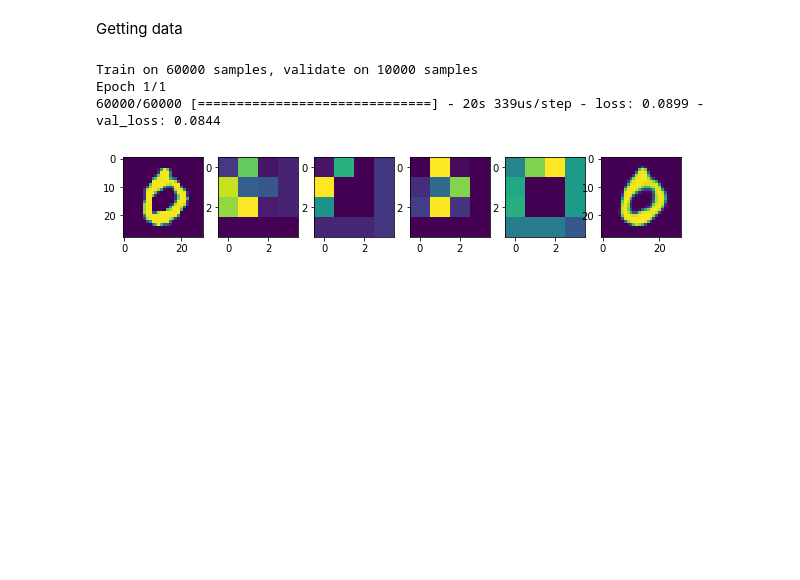
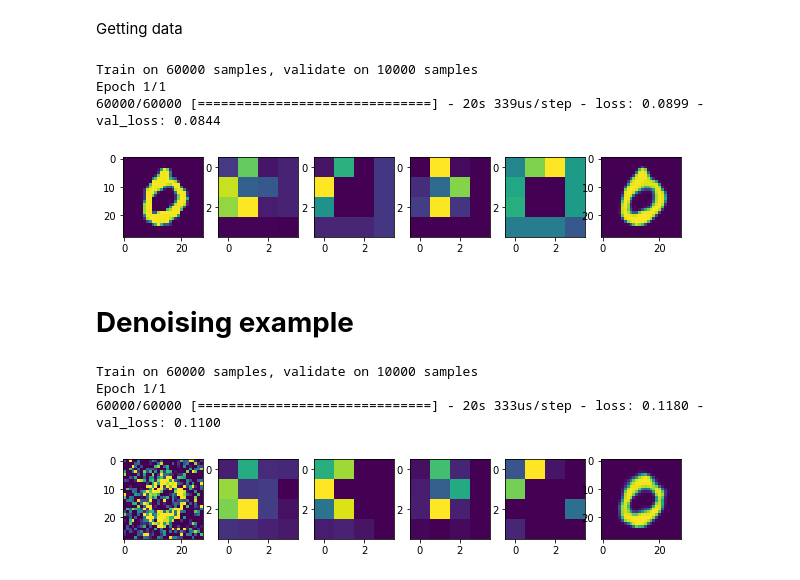
Before and after one commit to parmarsuraj99/Autoencoders, a Jupyter notebook: DeepAutoencoder.ipynb, the cells around one changed output. Saved outputs shown, nothing was run; the diff lists cells and outputs as text; code cells hidden in the pictures; blank space fills up the shorter version.

```diff
--- a/DeepAutoencoder.ipynb
+++ b/DeepAutoencoder.ipynb
@@ -190,3 +190,46 @@ def plot_imgs_for_cnn(index=0):
 plot_imgs_for_cnn(3)
 # %% [output]
 [figure]
+# %% [markdown]
+# **Denoising example**
+# %%
+noise_factor = 0.5
+x_train_noisy = x_train + noise_factor * np.random.normal(loc=0.0, scale=1.0, size=x_train.shape)
+x_test_noisy = x_test + noise_factor * np.random.normal(loc=0.0, scale=1.0, size=x_test.shape)
+
+x_train_noisy = np.clip(x_train_noisy, 0., 1.)
+x_test_noisy = np.clip(x_test_noisy, 0., 1.)
+# %%
+cnn_hist = model_cnn.fit(x_train_noisy, x_train, validation_data=(x_test_noisy, x_test))
+# %% [output]
+Train on 60000 samples, validate on 10000 samples
+Epoch 1/1
+60000/60000 [==============================] - 20s 333us/step - loss: 0.1180 - val_loss: 0.1100
+# %%
+reconstruct = model_cnn.predict(x_test_noisy)
+encoded_images= encoder.predict(x_test_noisy)
+# %%
+def plot_imgs_for_cnn_noisy(index=0):
+  f = plt.figure(figsize=(10, 10))
+  f.add_subplot(1,6, 1)
+  plt.imshow(x_test_noisy[index].reshape(28, 28))
+
+
+  f.add_subplot(1,6, 2)
+  plt.imshow(encoded_images[index][:, :, 0])
+  f.add_subplot(1,6, 3)
+  plt.imshow(encoded_images[index][:, :, 1])
+  f.add_subplot(1,6, 4)
+  plt.imshow(encoded_images[index][:, :, 2])
+  f.add_subplot(1,6, 5)
+  plt.imshow(encoded_images[index][:, :, 3])
+
+
+  f.add_subplot(1,6, 6)
+  plt.imshow(reconstruct[index].reshape(28,28))
+
+  plt.show(block=True)
+
+plot_imgs_for_cnn_noisy(3)
+# %% [output]
+[figure, added]
```
